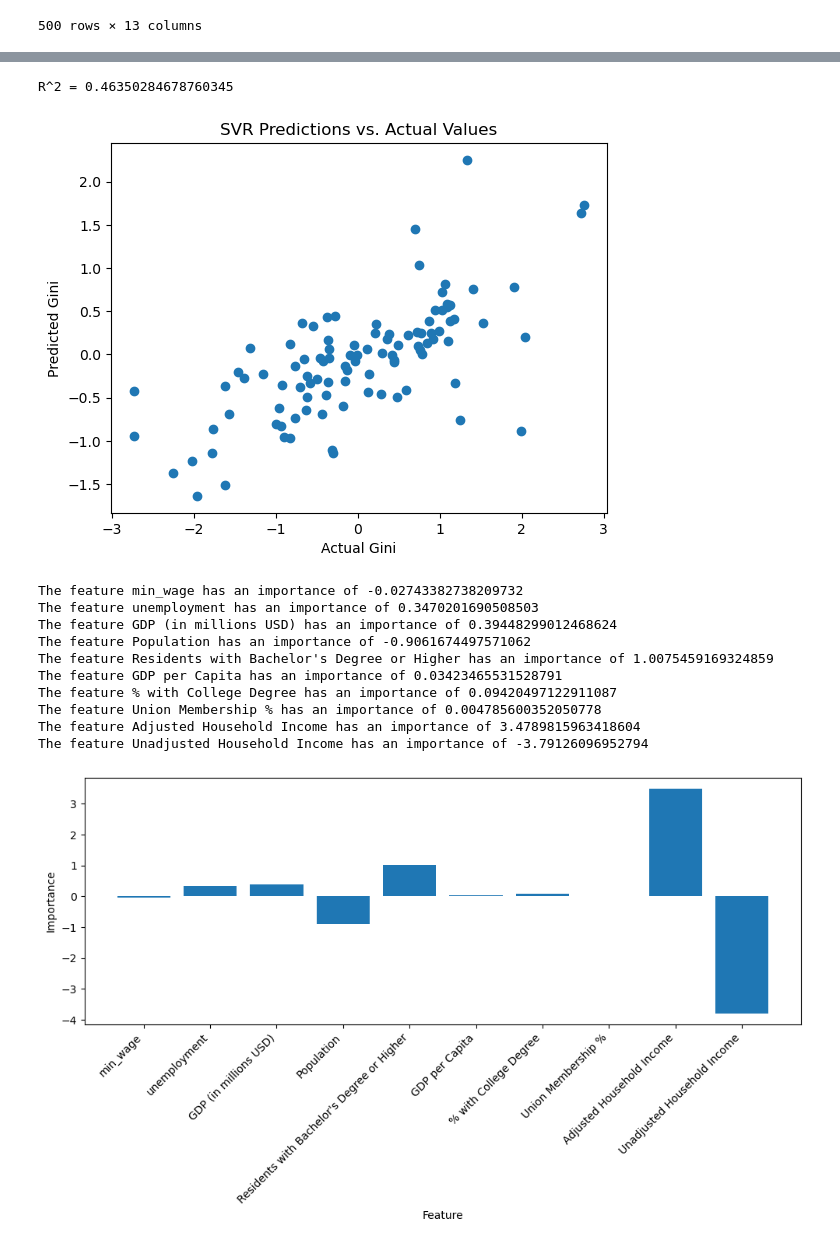
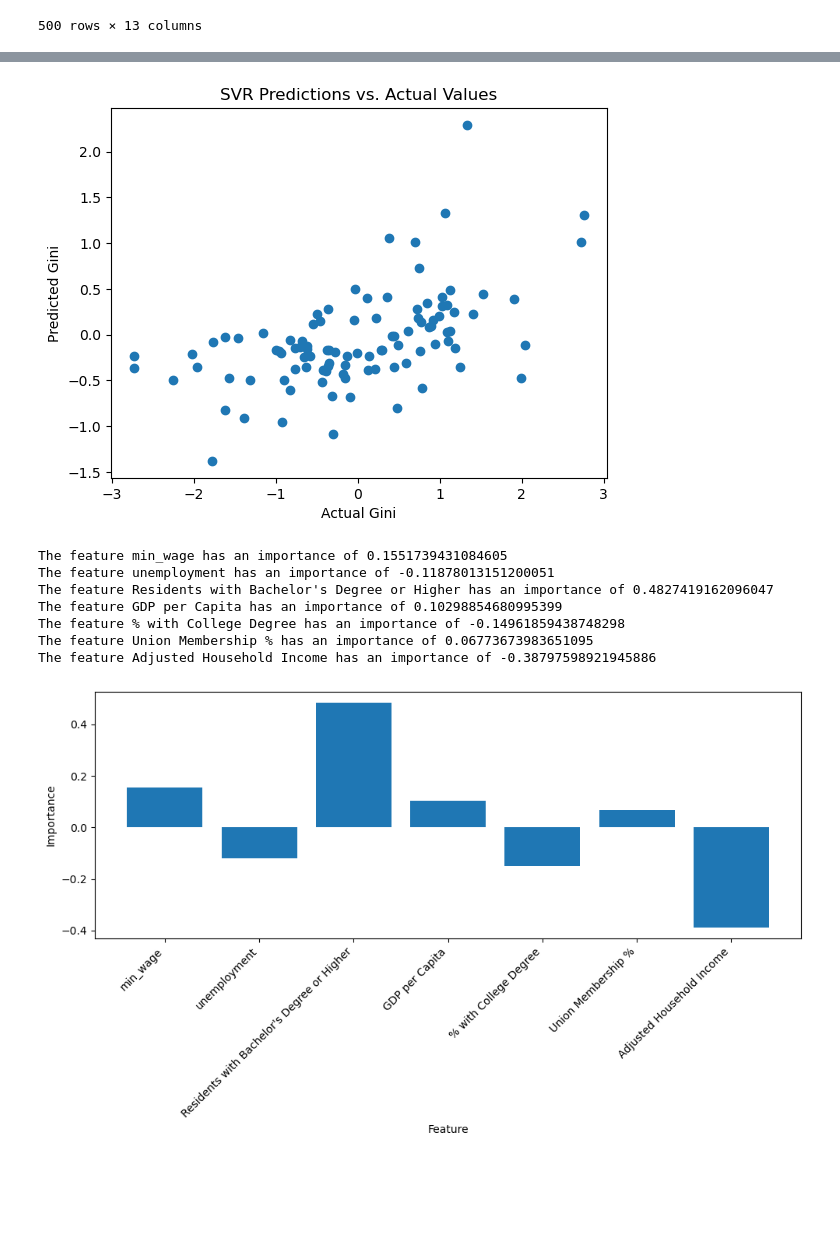
Before and after one commit to harshil0217/CMSE_Min_Wage_Project, a Jupyter notebook: Regression/SupportVectorRegression.ipynb, the cells around one changed output, grey strips where cells are left out. Drawn from its saved outputs; the diff is of its cells as text; code cells hidden in the pictures; blank space fills up the shorter version.

Commit message:
modified grid search slightly

```diff
--- a/Regression/SupportVectorRegression.ipynb
+++ b/Regression/SupportVectorRegression.ipynb
@@ -28,6 +28,8 @@ df
 | 498 | Wisconsin | 2019 | 0.4391 | 7.25 | 3.166667 | 349416.5 | 5822434.0 | ... |
 | 499 | Wyoming | 2019 | 0.4345 | 5.15 | 3.716667 | 40420.1 | 578759.0 | ... |
 500 rows × 13 columns
+# %%
+df = df.drop(["GDP (in millions USD)", "Population", "Unadjusted Household Income"], axis = 1)
 # %%
 df = df.set_index(["State", "Year"])
 scaleddf = StandardScaler().fit_transform(df)
@@ -55,10 +57,11 @@ trainvec, testvec, trainlabel, testlabel = train_test_split(features, labels, te
 # %%
 #param_grid = {'C': [1000.0, 10000.0,100000],
               #'gamma': [0.0001, 0.001, 0.01,0.1]}
-param_grid = {'C': [10,100,1000.]}
+param_grid = {'C': [0.1,1,10]}
 clf = GridSearchCV(SVR(kernel="linear"), param_grid)
 
 results = clf.fit(trainvec, trainlabel)
 error = mean_squared_error(testlabel, clf.predict(testvec))
 print("Mean squared error =",error)
+print("R^2 =", r2_score(testlabel, clf.predict(testvec)))
 # %% [output]
@@ -78,9 +82,6 @@ pred_labels = clf.predict(testvec)
 
 #print(y_test)
 #print(pred_labels)
-print("R^2 =", r2_score(testlabel, clf.predict(testvec)))
-# %% [output]
-R^2 = 0.46350284678760345
 # %%
 plt.scatter(testlabel, pred_labels)
 plt.xlabel("Actual Gini")
@@ -88,43 +89,40 @@ plt.ylabel("Predicted Gini")
 plt.title("SVR Predictions vs. Actual Values")
 plt.show()
 # %% [output]
-[figure, old version]
+[figure, new version]
 # %%
 best_estimator = clf.best_estimator_
 importance = best_estimator.coef_
-arr1 = ["min_wage","unemployment","GDP (in millions USD)","Population","Residents with Bachelor's Degree or Higher","GDP per Capita","% with College Degree","Union Membership %","Adjusted Household Income","Unadjusted Household Income"]
+arr1 = ["min_wage","unemployment","Residents with Bachelor's Degree or Higher","GDP per Capita","% with College Degree","Union Membership %","Adjusted Household Income"]
 arr2 = []
 for v in importance:
     for i in v:
         arr2.append(i)
 for i in range(len(arr1)):
     print("The feature", arr1[i], "has an importance of", arr2[i])
 
 plt.figure(figsize=(10, 6))  # Increase figure size for better spacing
 plt.bar(arr1, arr2)
 
 # Rotate x-axis labels for improved readability
 plt.xticks(rotation=45, ha="right")
 
 # Adjust label size if needed
 plt.xlabel("Feature")
 plt.ylabel("Importance")
 plt.tight_layout()
 
 # Show the plot
 plt.show()
 # %% [output]
-The feature min_wage has an importance of -0.02743382738209732
-The feature unemployment has an importance of 0.3470201690508503
-The feature GDP (in millions USD) has an importance of 0.39448299012468624
-The feature Population has an importance of -0.9061674497571062
-The feature Residents with Bachelor's Degree or Higher has an importance of 1.0075459169324859
-The feature GDP per Capita has an importance of 0.03423465531528791
-The feature % with College Degree has an importance of 0.09420497122911087
-The feature Union Membership % has an importance of 0.004785600352050778
-The feature Adjusted Household Income has an importance of 3.4789815963418604
-The feature Unadjusted Household Income has an importance of -3.79126096952794
+The feature min_wage has an importance of 0.1551739431084605
+The feature unemployment has an importance of -0.11878013151200051
+The feature Residents with Bachelor's Degree or Higher has an importance of 0.4827419162096047
+The feature GDP per Capita has an importance of 0.10298854680995399
+The feature % with College Degree has an importance of -0.14961859438748298
+The feature Union Membership % has an importance of 0.06773673983651095
+The feature Adjusted Household Income has an importance of -0.38797598921945886
-[figure, old version]
+[figure, new version]
 # %%
 param_grid = {'C': [1000.0],
               'gamma': [0.0001, 0.001, 0.01,0.1],
```
Also changed, not shown: parts of 4 cells of this notebook.
